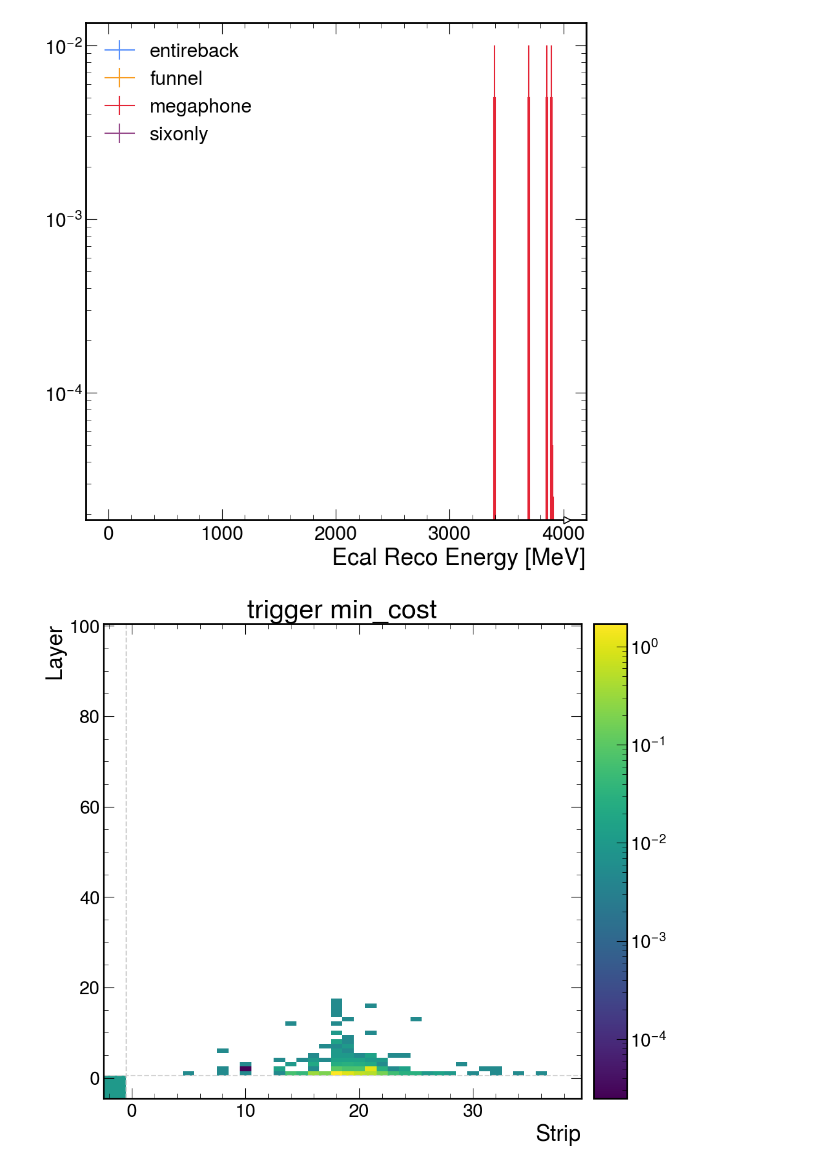
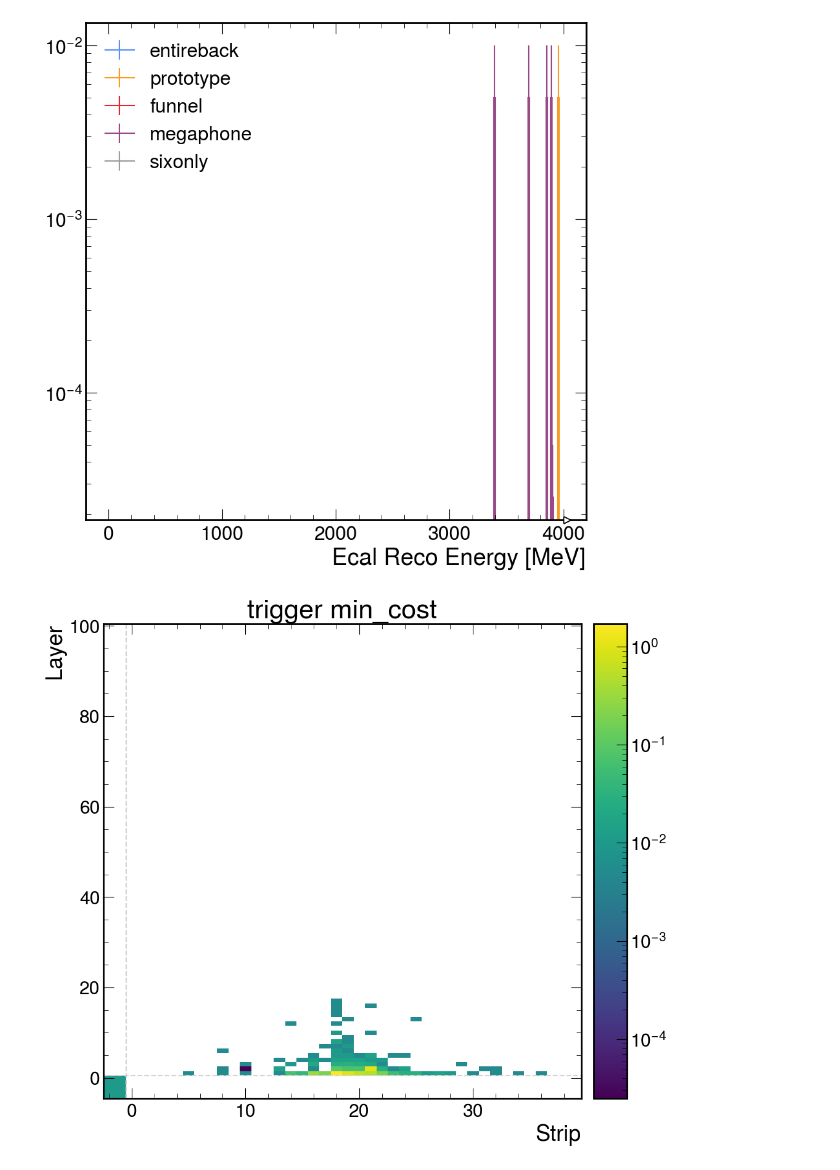
Before and after one commit to tomeichlersmith/ldmx-eat-reduced, a Jupyter notebook: view-hists.ipynb, the cells around one changed output. Drawn from its saved outputs; the diff is of its cells as text; code cells hidden in the pictures.

```diff
--- a/view-hists.ipynb
+++ b/view-hists.ipynb
@@ -24,13 +24,13 @@ f.keys()
  'sixonly_ecalrms_total_ecal_rec_energy',
  'sixonly_final_total_ecal_rec_energy']
 # %%
-for name in ('entireback','funnel','megaphone','sixonly'):
-    f[f'{name}_hcalmaxpe_total_ecal_rec_energy'].to_hist().plot(label=name)
+for name in ('entireback','prototype', 'funnel','megaphone','sixonly'):
+    f[f'{name}_hcalmaxpe_total_ecal_rec_energy'].plot(label=name)
 plt.yscale('log')
 plt.legend()
 plt.show()
 # %% [output]
-[figure, old version]
+[figure, new version]
 # %%
 for best in ('min_cost', 'central'):
     for sl in ('trigger','ecalrms','lowenergy'):
```
Also changed, not shown: parts of 1 cell of this notebook.
